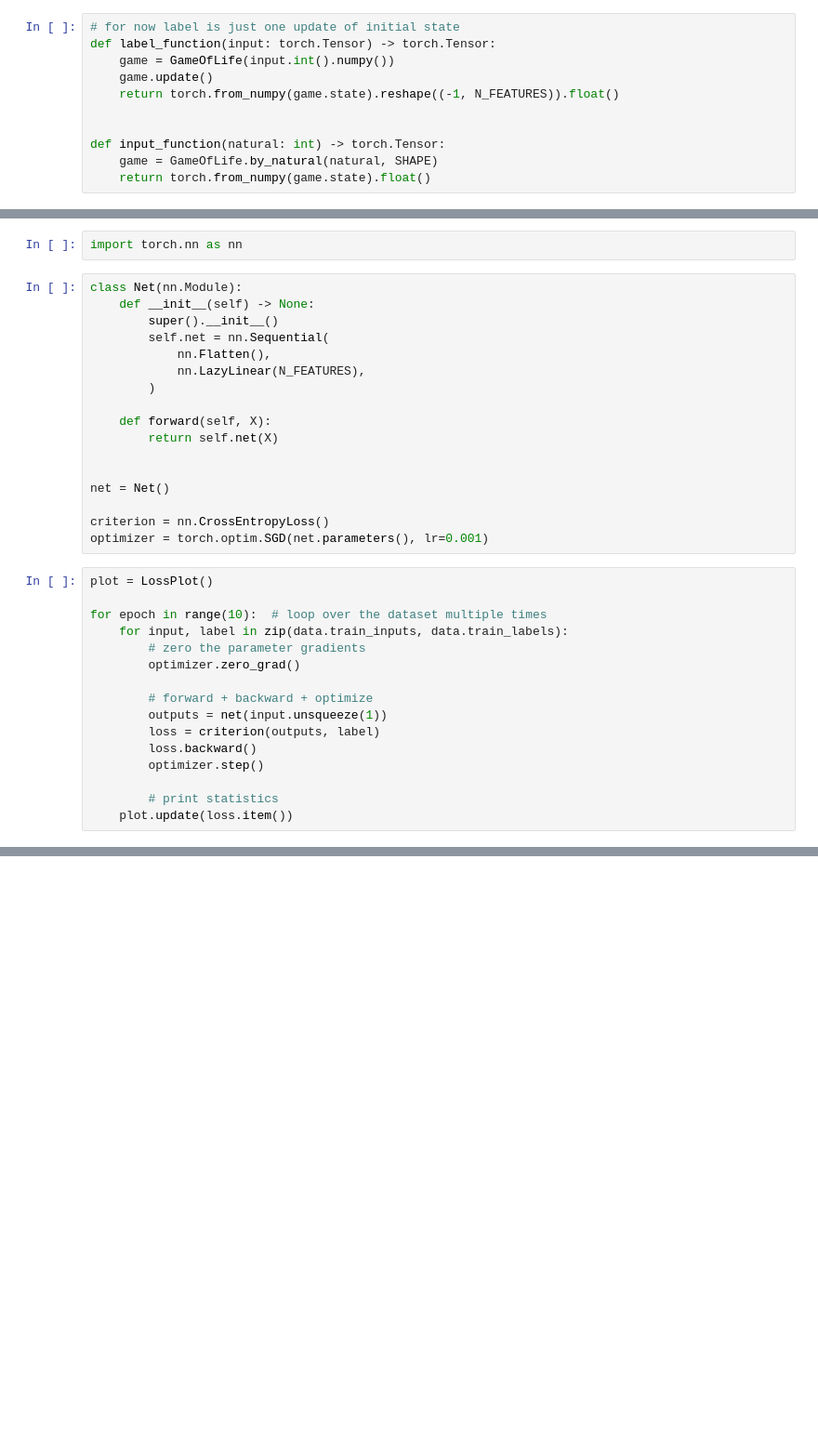
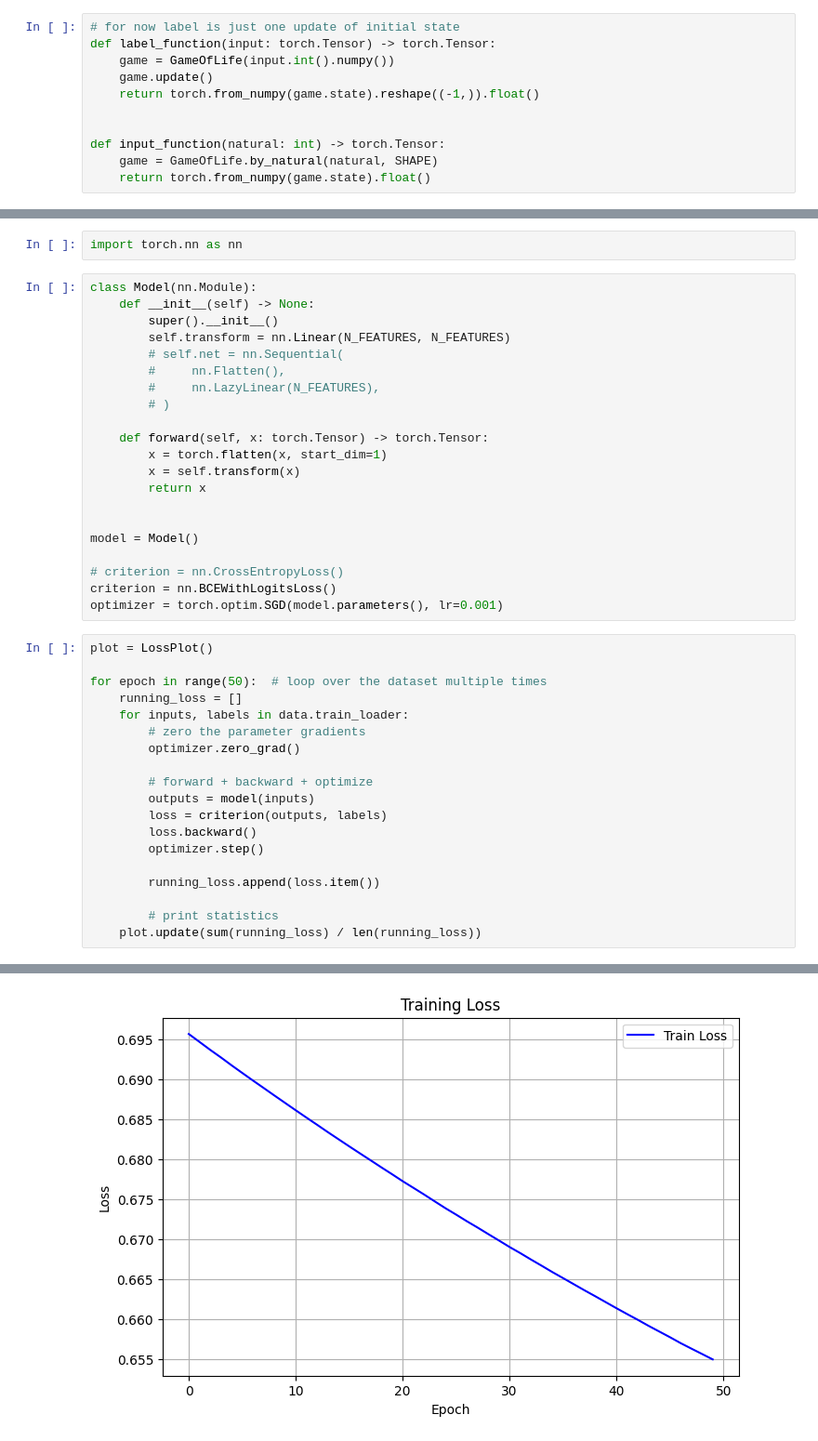
Before and after one commit to GavAng/level-4-project, a Jupyter notebook: game_of_life_models.ipynb, the cells around one changed output, grey strips where cells are left out. Shown at 93% size. Saved outputs shown, nothing was run; the diff lists cells and outputs as text; blank space fills up the shorter version.

```diff
--- a/game_of_life_models.ipynb
+++ b/game_of_life_models.ipynb
@@ -12,7 +13,7 @@ N_RANGE = 2**N_FEATURES
 def label_function(input: torch.Tensor) -> torch.Tensor:
     game = GameOfLife(input.int().numpy())
     game.update()
-    return torch.from_numpy(game.state).reshape((-1, N_FEATURES)).float()
+    return torch.from_numpy(game.state).reshape((-1,)).float()
 
 
 def input_function(natural: int) -> torch.Tensor:
@@ -32,36 +32,43 @@ from common.visualization import LossPlot
 # %%
 import torch.nn as nn
 # %%
-class Net(nn.Module):
+class Model(nn.Module):
     def __init__(self) -> None:
         super().__init__()
-        self.net = nn.Sequential(
-            nn.Flatten(),
-            nn.LazyLinear(N_FEATURES),
-        )
+        self.transform = nn.Linear(N_FEATURES, N_FEATURES)
+        # self.net = nn.Sequential(
+        #     nn.Flatten(),
+        #     nn.LazyLinear(N_FEATURES),
+        # )
 
-    def forward(self, X):
-        return self.net(X)
+    def forward(self, x: torch.Tensor) -> torch.Tensor:
+        x = torch.flatten(x, start_dim=1)
+        x = self.transform(x)
+        return x
 
 
-net = Net()
+model = Model()
 
-criterion = nn.CrossEntropyLoss()
-optimizer = torch.optim.SGD(net.parameters(), lr=0.001)
+# criterion = nn.CrossEntropyLoss()
+criterion = nn.BCEWithLogitsLoss()
+optimizer = torch.optim.SGD(model.parameters(), lr=0.001)
 # %%
 plot = LossPlot()
 
-for epoch in range(10):  # loop over the dataset multiple times
-    for input, label in zip(data.train_inputs, data.train_labels):
+for epoch in range(50):  # loop over the dataset multiple times
+    running_loss = []
+    for inputs, labels in data.train_loader:
         # zero the parameter gradients
         optimizer.zero_grad()
 
         # forward + backward + optimize
-        outputs = net(input.unsqueeze(1))
-        loss = criterion(outputs, label)
+        outputs = model(inputs)
+        loss = criterion(outputs, labels)
         loss.backward()
         optimizer.step()
 
+        running_loss.append(loss.item())
+
         # print statistics
-    plot.update(loss.item())
+    plot.update(sum(running_loss) / len(running_loss))
 # %% [output]
@@ -68,0 +75 @@ RuntimeError: mat1 and mat2 must have the same dtype, but got Char and Float
+[figure, added]
```
Also changed, not shown: parts of 5 cells of this notebook, 1 other file.
